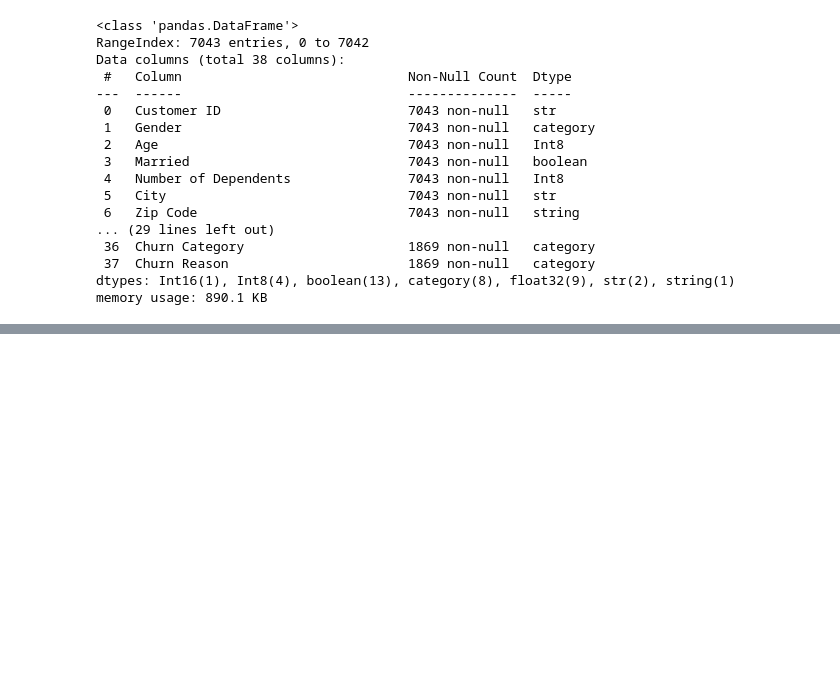
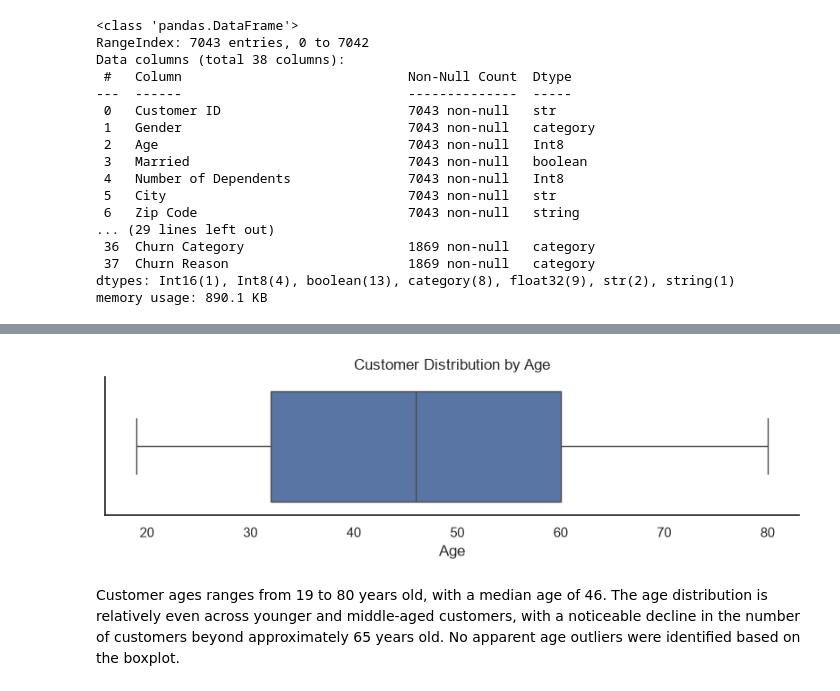
Before and after one commit to pendergataxel/telecom-customer-churn-analysis, a Jupyter notebook: notebooks/02_univariate_analysis.ipynb, the cells around one changed output, grey strips where cells are left out. Drawn from its saved outputs; the diff is of its cells as text; code cells hidden in the pictures; blank space fills up the shorter version.

```diff
--- a/notebooks/02_univariate_analysis.ipynb
+++ b/notebooks/02_univariate_analysis.ipynb
@@ -54,0 +140,16 @@ memory usage: 890.1 KB
+# %%
+plt.figure(figsize=(10, 2))
+
+sns.boxplot(
+    data=churn_df,
+    x='Age'
+)
+
+plt.title('Customer Distribution by Age')
+plt.xlabel('Age')
+sns.despine()
+plt.show()
+# %% [output]
+[figure, added]
+# %% [markdown]
+Customer ages ranges from 19 to 80 years old, with a median age of 46. The age distribution is relatively even across younger and middle-aged customers, with a noticeable decline in the number of customers beyond approximately 65 years old. No apparent age outliers were identified based on the boxplot.
```
Also changed, not shown: parts of 20 cells of this notebook.
